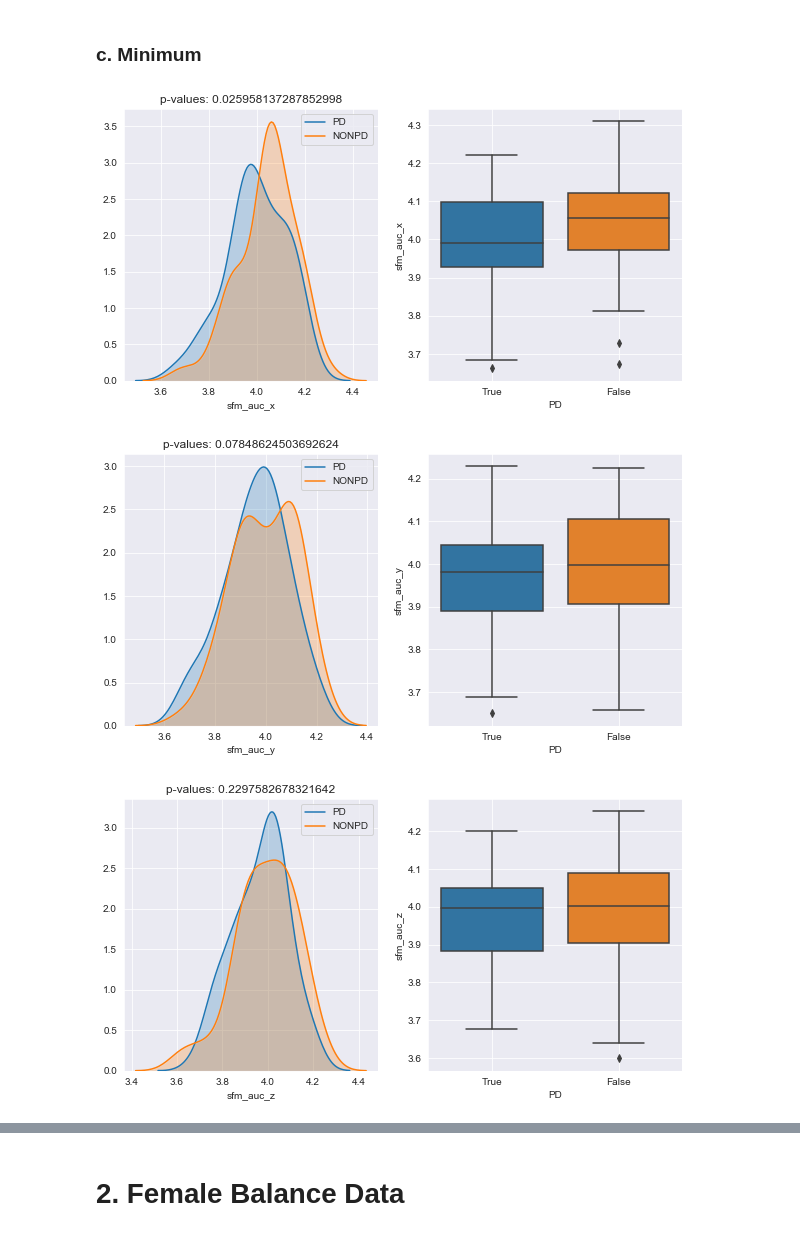
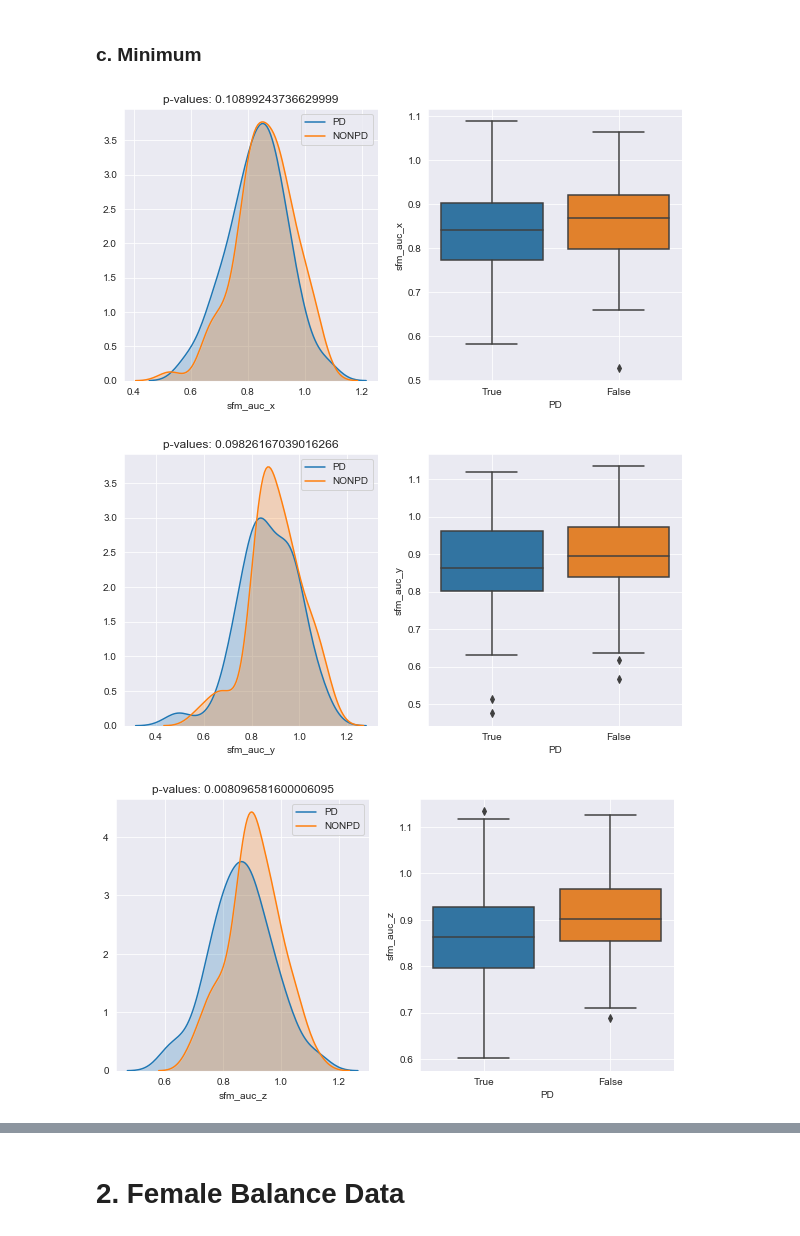
Before and after one commit to arytontediarjo/mPower-Analysis, a Jupyter notebook: Notebooks/spectral_flatness_feature.ipynb, the cells around one changed output, grey strips where cells are left out. Saved outputs shown, nothing was run; the diff lists cells and outputs as text; code cells hidden in the pictures.

```diff
--- a/Notebooks/spectral_flatness_feature.ipynb
+++ b/Notebooks/spectral_flatness_feature.ipynb
@@ -9,7 +9,7 @@ from scipy.stats import ttest_ind
 sns.set_style("dark")
 # %%
 syn = sc.login()
-entity = syn.get("syn20817213")
+entity = syn.get("syn20818575")
 data = pd.read_csv(entity["path"], index_col = 0)
 # %% [output]
 Welcome, aryton tediarjo!
@@ -39,6 +18,6 @@ data.groupby(["healthCode"])
 # %%
 def fill(params):
-    if params == "EMPTY FILEPATHS" or params == "NO ACCELEROMETER DATA":
+    if params == "#ERROR":
         return np.NaN
     else:
         return float(params)
@@ -92,8 +73,8 @@ plot_distribution(male_walking_mean_data)
 # %% [markdown]
 ### c. Minimum
 # %%
-plot_distribution(male_walking_min_data)
+plot_distribution(male_balance_min_data)
 # %% [output]
-[figure, old version]
+[figure, new version]
-[figure, old version]
+[figure, new version]
-[figure, old version]
+[figure, new version]
```
Also changed, not shown: parts of 9 cells of this notebook, 2 other files.
